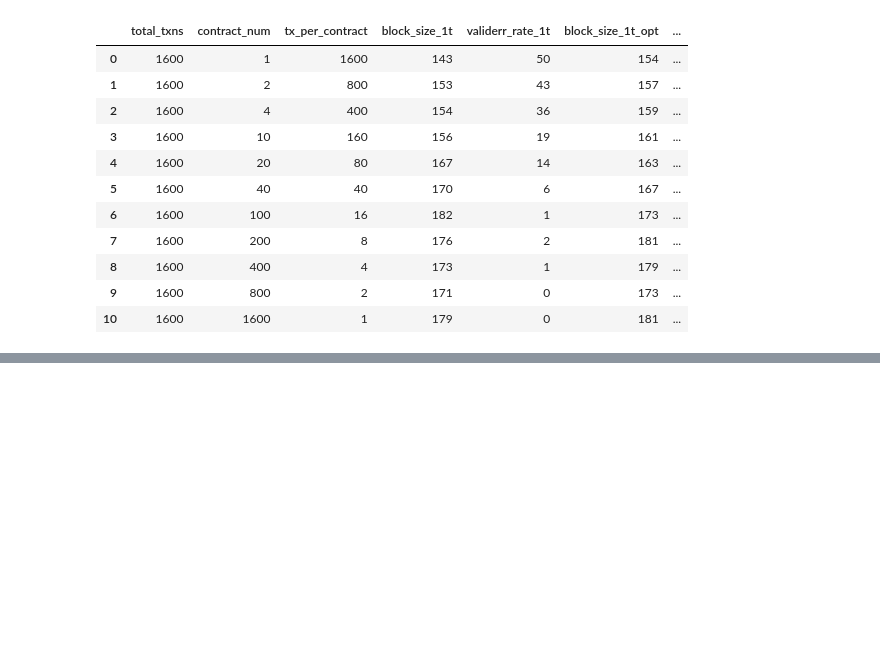
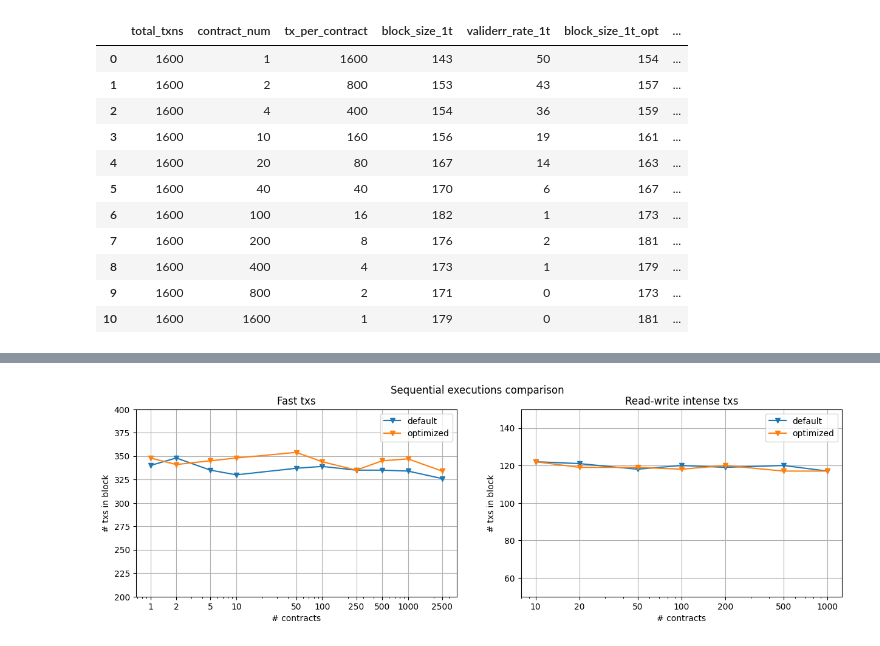
Before and after one commit to dmitrygulevich2000/we-benchmark, a Jupyter notebook: artifacts/Notebook.ipynb, the cells around one changed output, grey strips where cells are left out. Saved outputs shown, nothing was run; the diff lists cells and outputs as text; code cells hidden in the pictures; blank space fills up the shorter version.

```diff
--- a/artifacts/Notebook.ipynb
+++ b/artifacts/Notebook.ipynb
@@ -106,0 +108,31 @@ draw_bench(bench_val[3:], True,
+# %%
+fig, axes = plt.subplots(1, 2, figsize=(15, 4))
+
+for ax in axes:
+    ax.set_xscale("log")
+
+grid = bench[:-1]["contract_num"]
+axes[0].plot(grid, bench[:-1]["block_size_1t"], "v-", label="default")
+axes[0].plot(grid, bench[:-1]["block_size_1t_opt"], "v-", label="optimized")
+axes[0].set_ylim(200, 400)
+axes[0].set_xticks(grid.values, grid.values)
+axes[0].set_title("Fast txs")
+
+grid = bench_rw[3:-1]["contract_num"]
+axes[1].plot(grid, bench_rw[3:-1]["block_size_1t"], "v-", label="default")
+axes[1].plot(grid, bench_rw[3:-1]["block_size_1t_opt"], "v-", label="optimized")
+axes[1].set_ylim(50, 150)
+axes[1].set_xticks(grid.values, grid.values)
+axes[1].set_title("Read-write intense txs")
+
+for ax in axes:
+    ax.legend()
+    ax.grid()
+    ax.set_xlabel("# contracts")
+    ax.set_ylabel("# txs in block")
+
+fig.suptitle("Sequential executions comparison")
+fig.savefig("sequential_comparison.png", bbox_inches="tight")
+fig.show()
+# %% [output]
+[figure, added]
```
Also changed, not shown: parts of 3 cells of this notebook, 10 other files.
